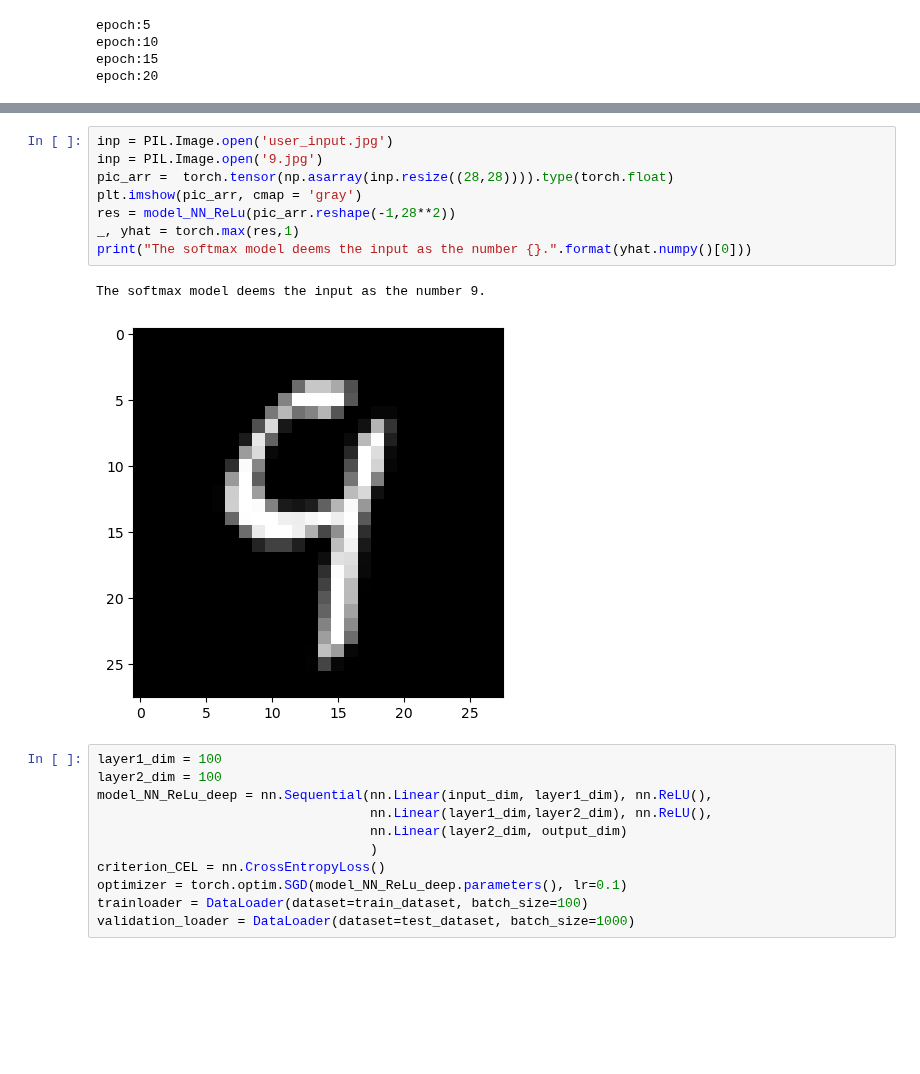
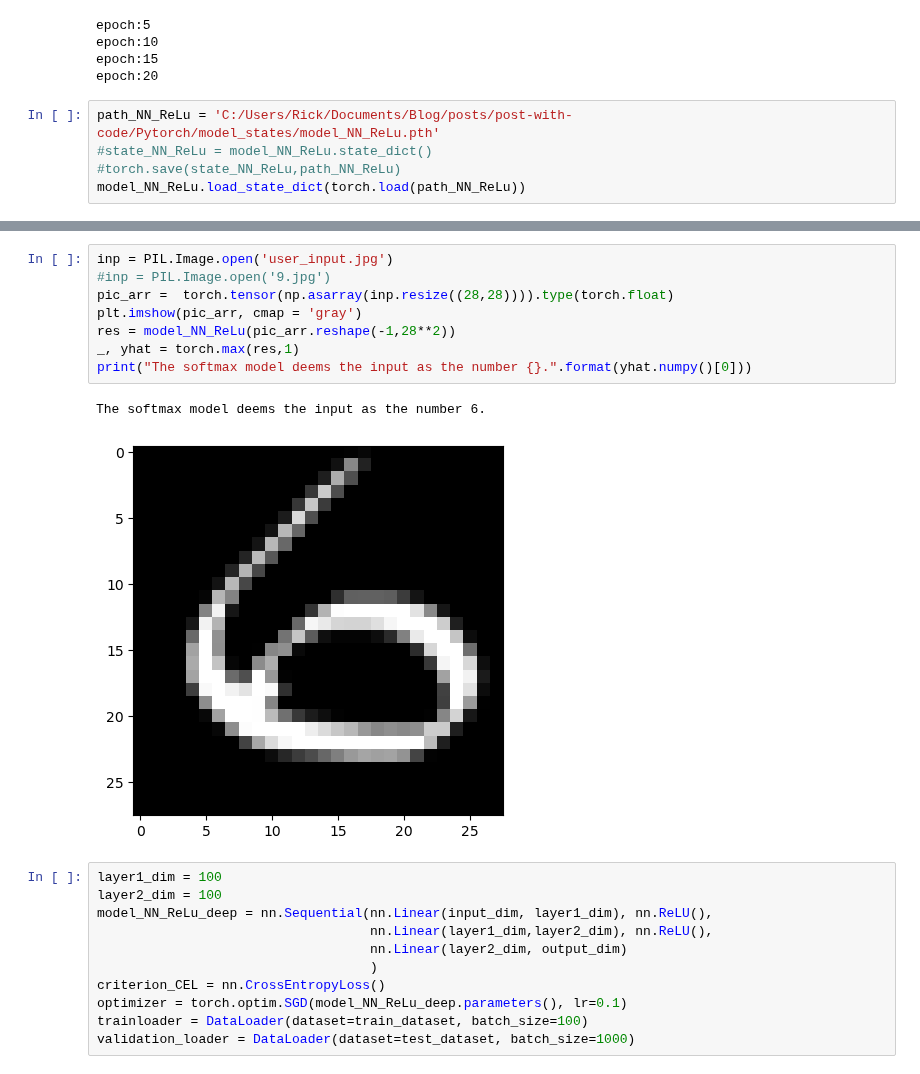
Before and after one commit to LinusLach/Blog, a Jupyter notebook: posts/post-with-code/Pytorch/Intro_Classification_NN.ipynb, the cells around one changed output, grey strips where cells are left out. Saved outputs shown, nothing was run; the diff lists cells and outputs as text; blank space fills up the shorter version.

Commit message:
Added Concolutional NN Notebook and model state dicts from Intro_NN

```diff
--- a/posts/post-with-code/Pytorch/Intro_Classification_NN.ipynb
+++ b/posts/post-with-code/Pytorch/Intro_Classification_NN.ipynb
@@ -803,3 +811,8 @@ epoch:5
 epoch:10
 epoch:15
 epoch:20
+# %%
+path_NN_ReLu = 'C:/Users/Rick/Documents/Blog/posts/post-with-code/Pytorch/model_states/model_NN_ReLu.pth'
+#state_NN_ReLu = model_NN_ReLu.state_dict()
+#torch.save(state_NN_ReLu,path_NN_ReLu)
+model_NN_ReLu.load_state_dict(torch.load(path_NN_ReLu))
@@ -823,14 +838,14 @@ plt.title("Accuracy: {0:.2f}, Loss:{1:.2f}".format(ACC_NN_ReLU[-1],LOSS_NN_ReLu[
 # %%
 inp = PIL.Image.open('user_input.jpg')
-inp = PIL.Image.open('9.jpg')
+#inp = PIL.Image.open('9.jpg')
 pic_arr =  torch.tensor(np.asarray(inp.resize((28,28)))).type(torch.float)
 plt.imshow(pic_arr, cmap = 'gray')
 res = model_NN_ReLu(pic_arr.reshape(-1,28**2))
 _, yhat = torch.max(res,1)
 print("The softmax model deems the input as the number {}.".format(yhat.numpy()[0]))
 # %% [output]
-The softmax model deems the input as the number 9.
+The softmax model deems the input as the number 6.
-[figure, old version]
+[figure, new version]
 # %%
 layer1_dim = 100
 layer2_dim = 100
```
Also changed, not shown: parts of 33 cells of this notebook, 8 other files.
